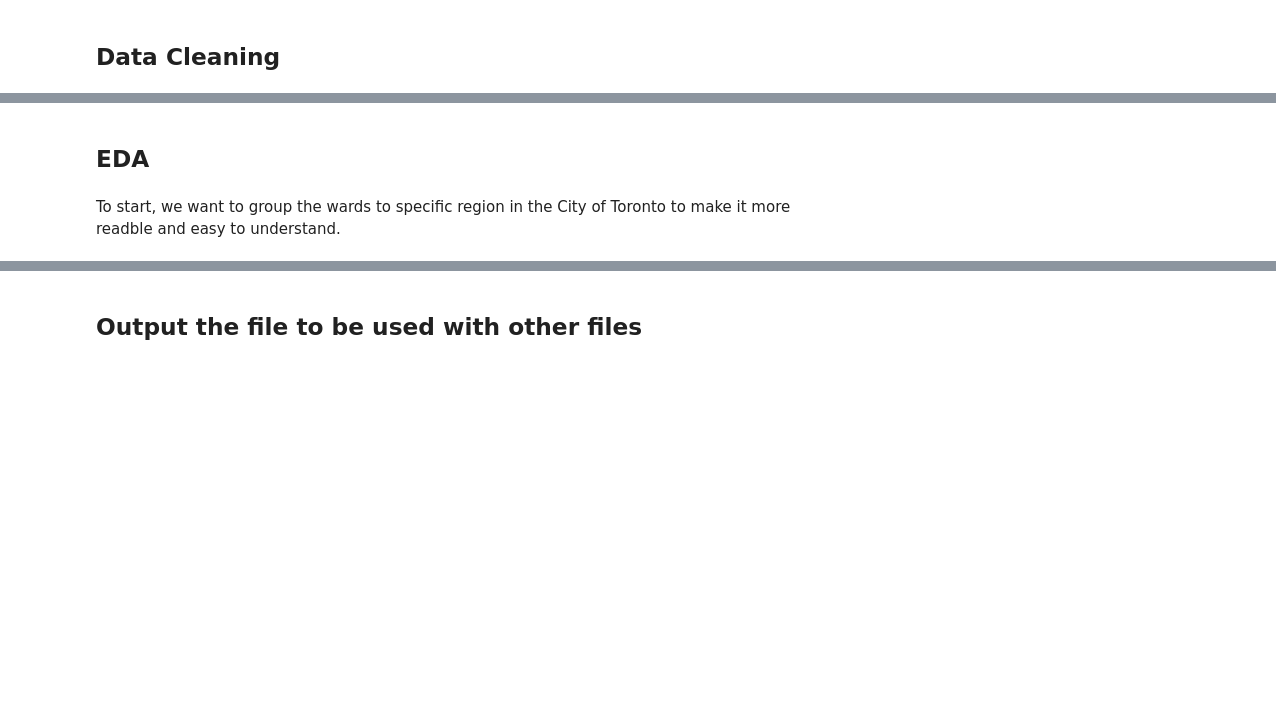
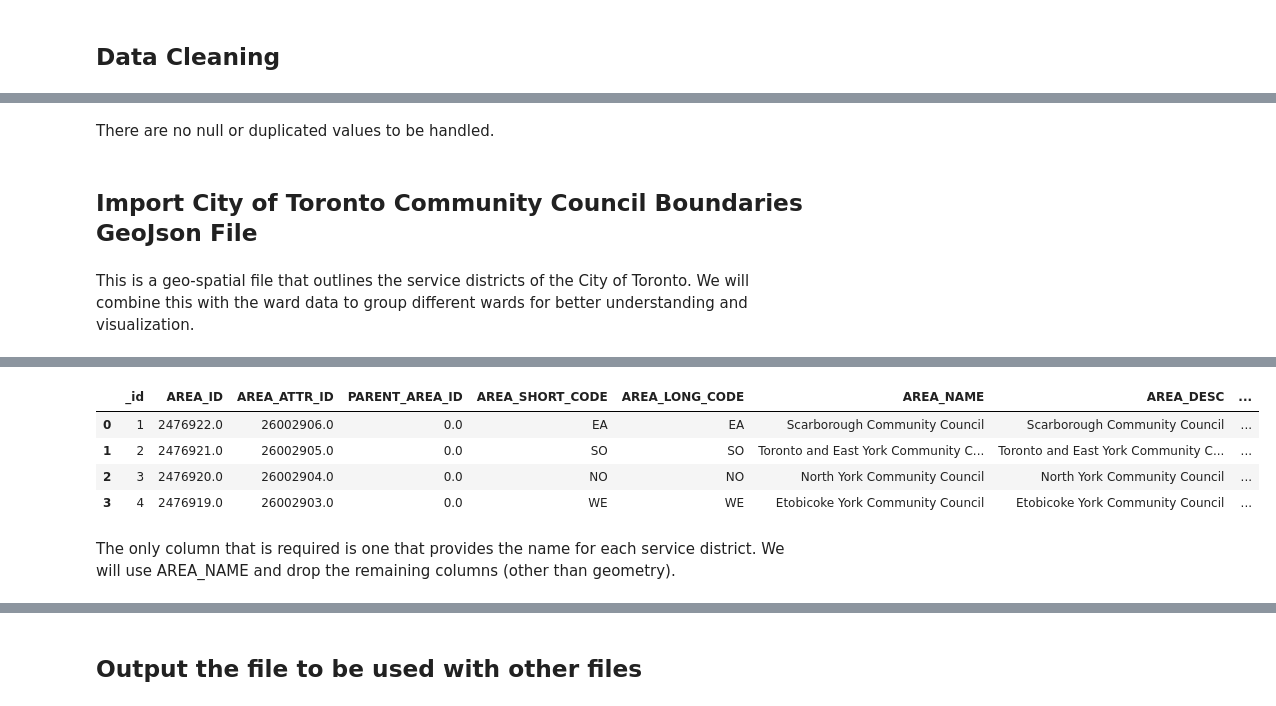
Before and after one commit to sabarahimi1/CME538_Big-Project_Hackstreet-Boys, a Jupyter notebook: Ward Data/Ward Data.ipynb, the cells around one changed output, grey strips where cells are left out. Cells and saved outputs as stored; diff of their text form; code cells hidden in the pictures; blank space fills up the shorter version.

```diff
--- a/Ward Data/Ward Data.ipynb
+++ b/Ward Data/Ward Data.ipynb
@@ -133,9 +159,11 @@ geometry     0
 dtype: int64
 0
+# %% [markdown]
+There are no null or duplicated values to be handled.
 # %% [markdown]
-## EDA
+## Import City of Toronto Community Council Boundaries GeoJson File
-# %% [markdown]
-To start, we want to group the wards to specific region in the City of Toronto to make it more readble and easy to understand.
+# %% [markdown]
+This is a geo-spatial file that outlines the service districts of the City of Toronto. We will combine this with the ward data to group different wards for better understanding and visualization.
 # %%
 # Load the geojson file
 wards_boundaries = gpd.read_file('Community Council Boundaries Data - 4326.geojson')
@@ -152,3 +180,13 @@ folium.GeoJson(wards_boundaries,
 map_wards_boundaries
 # %% [output]
 [interactive output not drawn]
+# %%
+wards_boundaries.head()
+# %% [output]
+|  | _id | AREA_ID | AREA_ATTR_ID | PARENT_AREA_ID | AREA_SHORT_CODE | AREA_LONG_CODE | AREA_NAME | AREA_DESC | ... |
+| 0 | 1 | 2476922.0 | 26002906.0 | 0.0 | EA | EA | Scarborough Community Council | Scarborough Community Council | ... |
+| 1 | 2 | 2476921.0 | 26002905.0 | 0.0 | SO | SO | Toronto and East York Community C... | Toronto and East York Community C... | ... |
+| 2 | 3 | 2476920.0 | 26002904.0 | 0.0 | NO | NO | North York Community Council | North York Community Council | ... |
+| 3 | 4 | 2476919.0 | 26002903.0 | 0.0 | WE | WE | Etobicoke York Community Council | Etobicoke York Community Council | ... |
+# %% [markdown]
+The only column that is required is one that provides the name for each service district. We will use AREA_NAME and drop the remaining columns (other than geometry).
```
Also changed, not shown: parts of 29 cells of this notebook, 2 other files.
